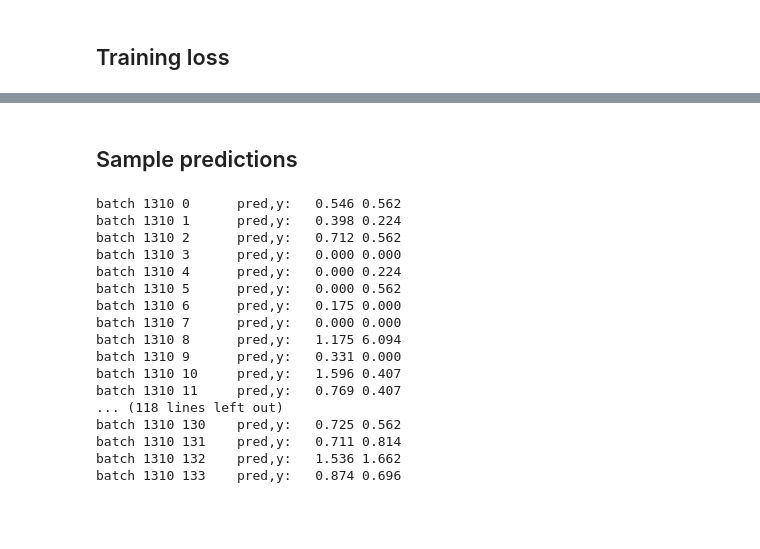
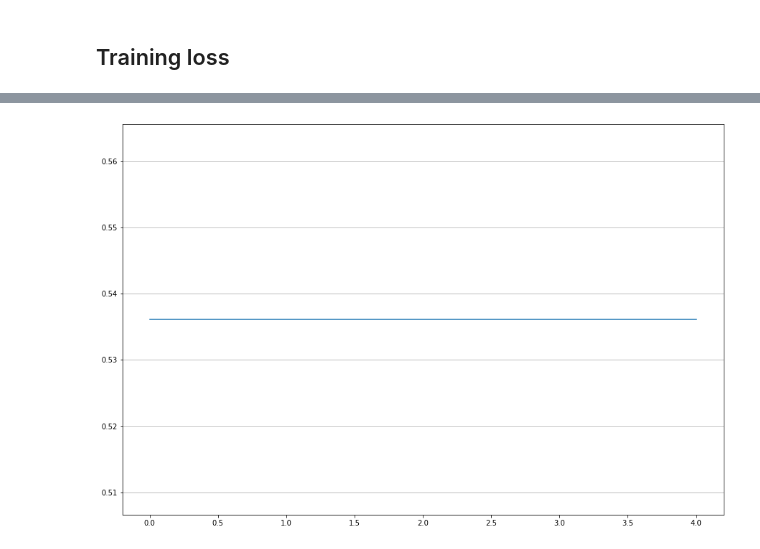
Before and after one commit to bglazer/opisca, a Jupyter notebook: training_logs.ipynb, the cells around one changed output, grey strips where cells are left out. Saved outputs shown, nothing was run; the diff lists cells and outputs as text; code cells hidden in the pictures; blank space fills up the shorter version.

```diff
--- a/training_logs.ipynb
+++ b/training_logs.ipynb
@@ -106,2 +123,0 @@ plt.plot(moving_average(validation_loss,5))
-# %% [markdown]
-## Sample predictions
@@ -110,21 +124,7 @@ prediction_file = open('logs/train_earl_prediction_sample_20211026-1235.log')
-# %%
-for line in prediction_file:
-    print(line.strip())
-# %% [output]
-batch 1310 0      pred,y:   0.546 0.562
-batch 1310 1      pred,y:   0.398 0.224
-batch 1310 2      pred,y:   0.712 0.562
-batch 1310 3      pred,y:   0.000 0.000
-batch 1310 4      pred,y:   0.000 0.224
-batch 1310 5      pred,y:   0.000 0.562
-batch 1310 6      pred,y:   0.175 0.000
-batch 1310 7      pred,y:   0.000 0.000
-batch 1310 8      pred,y:   1.175 6.094
-batch 1310 9      pred,y:   0.331 0.000
-batch 1310 10     pred,y:   1.596 0.407
-batch 1310 11     pred,y:   0.769 0.407
-... (118 lines left out)
-batch 1310 130    pred,y:   0.725 0.562
-batch 1310 131    pred,y:   0.711 0.814
-batch 1310 132    pred,y:   1.536 1.662
-batch 1310 133    pred,y:   0.874 0.696
+# %%
+training_loss = matches['train prediction loss']
+plt.figure(figsize=(15,10))
+plt.grid(axis='y')
+_=plt.plot(moving_average(training_loss,10))
+# %% [output]
+[figure, added]
```
Also changed, not shown: parts of 19 cells of this notebook.
